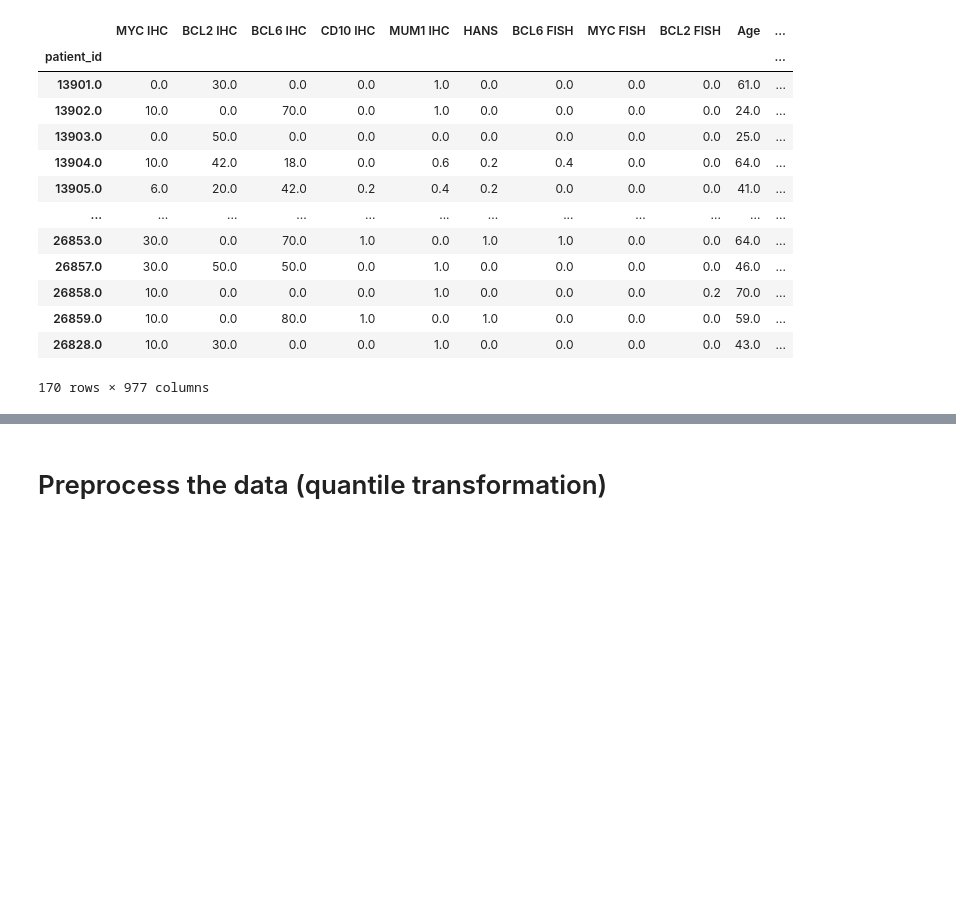
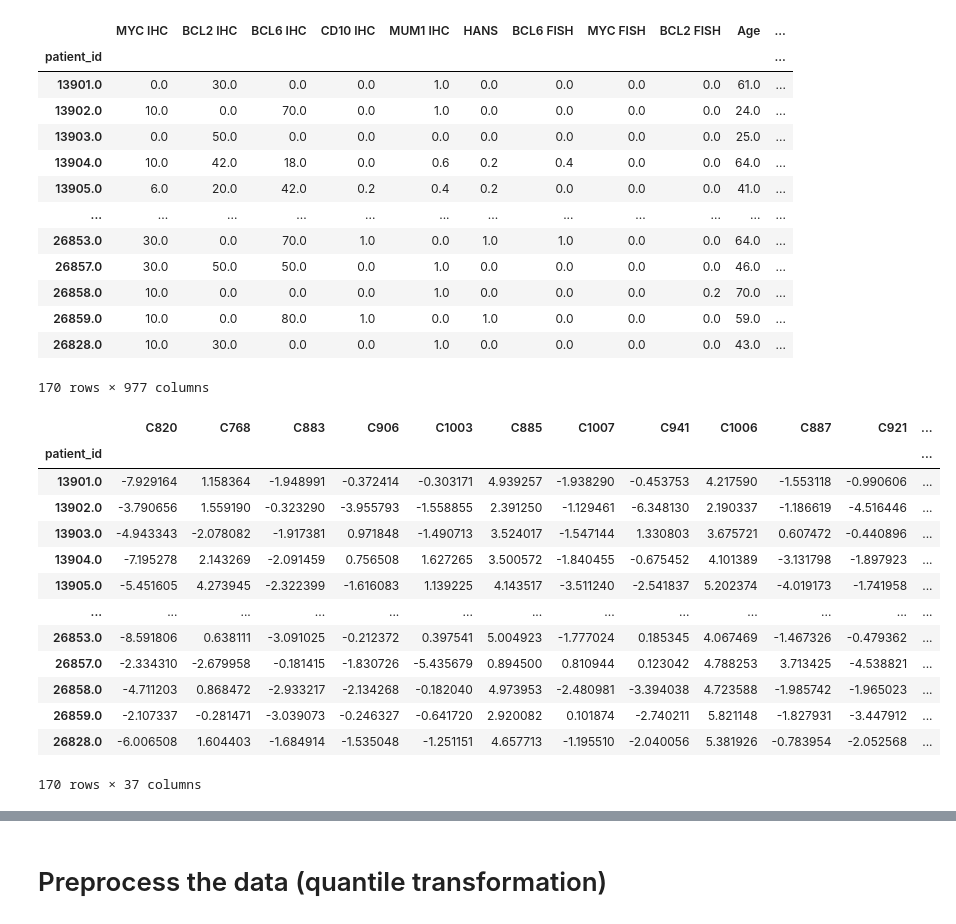
Before and after one commit to JulienLfbvr/Survival_Rate_Prediction_DLBCL, a Jupyter notebook: Notebooks/survival_regression.ipynb, the cells around one changed output, grey strips where cells are left out. Saved outputs shown, nothing was run; the diff lists cells and outputs as text; code cells hidden in the pictures; blank space fills up the shorter version.

```diff
--- a/Notebooks/survival_regression.ipynb
+++ b/Notebooks/survival_regression.ipynb
@@ -14,13 +14,11 @@ warnings.filterwarnings('ignore', category=UserWarning)
 # Specify data locations
 # %%
 #Specify the path to clinical_data_cleaned.csv, which contains clinical features and outcome data
-clinical_data_path = "../CSV/clinical_data_KNN.csv"
+clinical_data_path = "D:\ISEN\M1\Projet M1\Survival_Rate_Prediction_DLBCL\CSV/clinical_data_KNN.csv"
 
-#Specify the path to the extracted features from KimiaNet
-features_path = "../CSV/features_autoencoder_2.csv.csv"
-
-#Specify the path to the extracted features from KimiaNet with clinical data
-features_with_clinical_data_path = "../CSV/features_with_clinical_data_1024_V3.csv"
+#Specify the path to cell_shapes.csv, which contains geometric features for each tumor nucleus
+features_path = "C:/Users/lucil/OneDrive/Documents/Big-Data/projet/KimiaNet/features.csv"
+features_with_clinical_data_path = "D:\ISEN\M1\Projet M1\Survival_Rate_Prediction_DLBCL\CSV/features_with_clinical_data_1024_V3.csv"
 # %% [markdown]
 # Select which features to use
 # %%
@@ -108,4 +122,35 @@ final_df
 | 26859.0 | 10.0 | 0.0 | 80.0 | 1.0 | 0.0 | 1.0 | 0.0 | 0.0 | 0.0 | 59.0 | ... |
 | 26828.0 | 10.0 | 30.0 | 0.0 | 0.0 | 1.0 | 0.0 | 0.0 | 0.0 | 0.0 | 43.0 | ... |
 170 rows × 977 columns
+# %%
+# Variance method to select the best features
+NUMBER_OF_FEATURES = 37
+
+new_df = df[last_cols]
+std = []
+for col in new_df.columns:
+    std.append(df[col].std())
+std = np.array(std)
+std_top_n = np.argsort(std)[-NUMBER_OF_FEATURES:]
+
+std_top_n_df = new_df.iloc[:, std_top_n]
+# std_top_n_df
+
+final_df = pd.concat([df[first_cols], std_top_n_df], axis=1)
+final_df
+# %% [output]
+|  | C820 | C768 | C883 | C906 | C1003 | C885 | C1007 | C941 | C1006 | C887 | C921 | ... |
+| patient_id |  |  |  |  |  |  |  |  |  |  |  | ... |
+| 13901.0 | -7.929164 | 1.158364 | -1.948991 | -0.372414 | -0.303171 | 4.939257 | -1.938290 | -0.453753 | 4.217590 | -1.553118 | -0.990606 | ... |
+| 13902.0 | -3.790656 | 1.559190 | -0.323290 | -3.955793 | -1.558855 | 2.391250 | -1.129461 | -6.348130 | 2.190337 | -1.186619 | -4.516446 | ... |
+| 13903.0 | -4.943343 | -2.078082 | -1.917381 | 0.971848 | -1.490713 | 3.524017 | -1.547144 | 1.330803 | 3.675721 | 0.607472 | -0.440896 | ... |
+| 13904.0 | -7.195278 | 2.143269 | -2.091459 | 0.756508 | 1.627265 | 3.500572 | -1.840455 | -0.675452 | 4.101389 | -3.131798 | -1.897923 | ... |
+| 13905.0 | -5.451605 | 4.273945 | -2.322399 | -1.616083 | 1.139225 | 4.143517 | -3.511240 | -2.541837 | 5.202374 | -4.019173 | -1.741958 | ... |
+| ... | ... | ... | ... | ... | ... | ... | ... | ... | ... | ... | ... | ... |
+| 26853.0 | -8.591806 | 0.638111 | -3.091025 | -0.212372 | 0.397541 | 5.004923 | -1.777024 | 0.185345 | 4.067469 | -1.467326 | -0.479362 | ... |
+| 26857.0 | -2.334310 | -2.679958 | -0.181415 | -1.830726 | -5.435679 | 0.894500 | 0.810944 | 0.123042 | 4.788253 | 3.713425 | -4.538821 | ... |
+| 26858.0 | -4.711203 | 0.868472 | -2.933217 | -2.134268 | -0.182040 | 4.973953 | -2.480981 | -3.394038 | 4.723588 | -1.985742 | -1.965023 | ... |
+| 26859.0 | -2.107337 | -0.281471 | -3.039073 | -0.246327 | -0.641720 | 2.920082 | 0.101874 | -2.740211 | 5.821148 | -1.827931 | -3.447912 | ... |
+| 26828.0 | -6.006508 | 1.604403 | -1.684914 | -1.535048 | -1.251151 | 4.657713 | -1.195510 | -2.040056 | 5.381926 | -0.783954 | -2.052568 | ... |
+170 rows × 37 columns
 # %%
```
Also changed, not shown: parts of 19 cells of this notebook.
